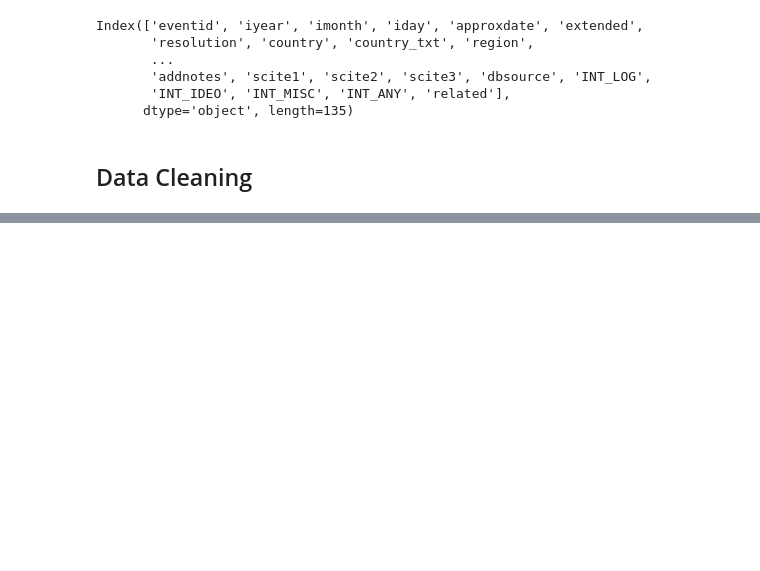
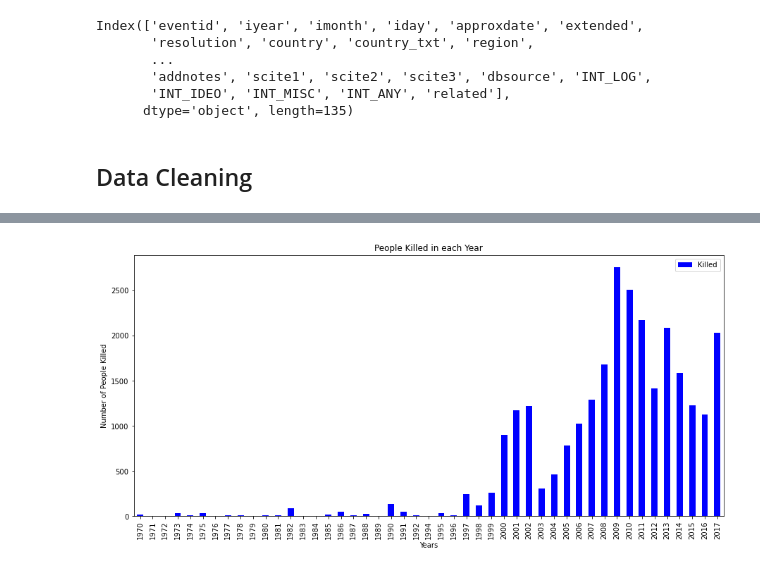
Before and after one commit to Pius-dev/EDA-of-Terrorism, a Jupyter notebook: Exploratory Data Analysis - Terrorism.ipynb, the cells around one changed output, grey strips where cells are left out. Saved outputs shown, nothing was run; the diff lists cells and outputs as text; code cells hidden in the pictures; blank space fills up the shorter version.

```diff
--- a/Exploratory Data Analysis - Terrorism.ipynb
+++ b/Exploratory Data Analysis - Terrorism.ipynb
@@ -62,0 +269,4 @@ Index(['eventid', 'iyear', 'imonth', 'iday', 'approxdate', 'extended',
+# %%
+# Killed in each Year
+yearKilled = df[["Year","Killed"]].groupby("Year").sum()
+yearKilled.head()
@@ -62,0 +281,12 @@ Index(['eventid', 'iyear', 'imonth', 'iday', 'approxdate', 'extended',
+# %%
+fig=plt.figure()
+ax0=fig.add_subplot(2,1,1)
+
+#killed
+yearKilled.plot(kind="bar",color="blue",figsize=(15,15),ax=ax0)
+ax0.set_title("People Killed in each Year")
+ax0.set_xlabel("Years")
+ax0.set_ylabel("Number of People Killed")
+plt.show()
+# %% [output]
+[figure, added]
```
Also changed, not shown: parts of 42 cells of this notebook.
